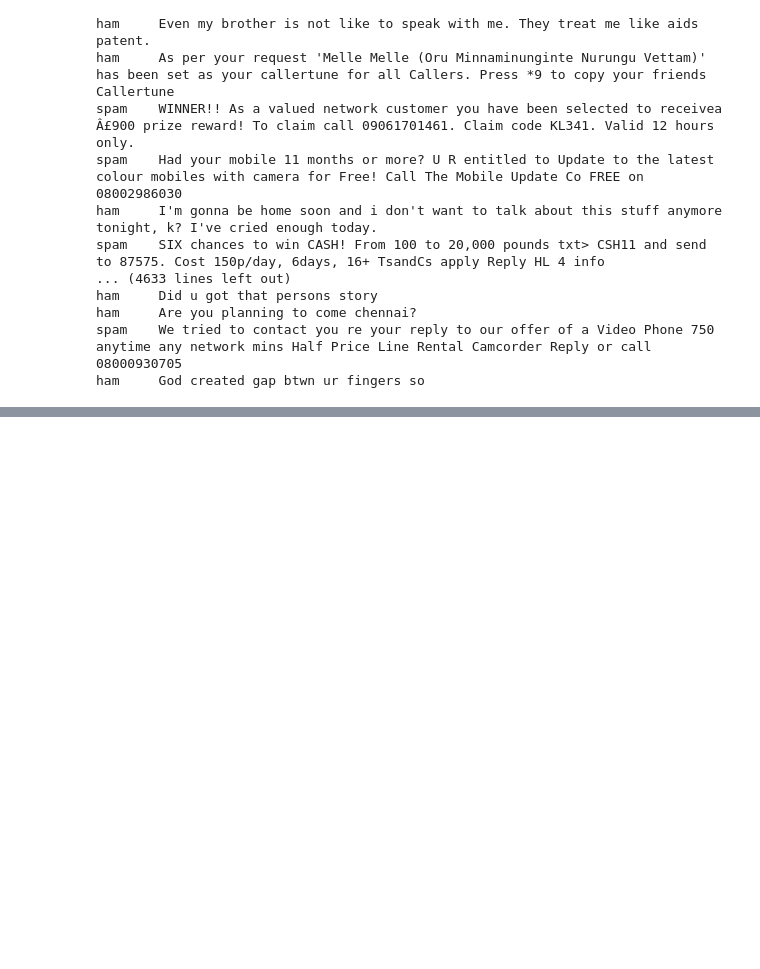
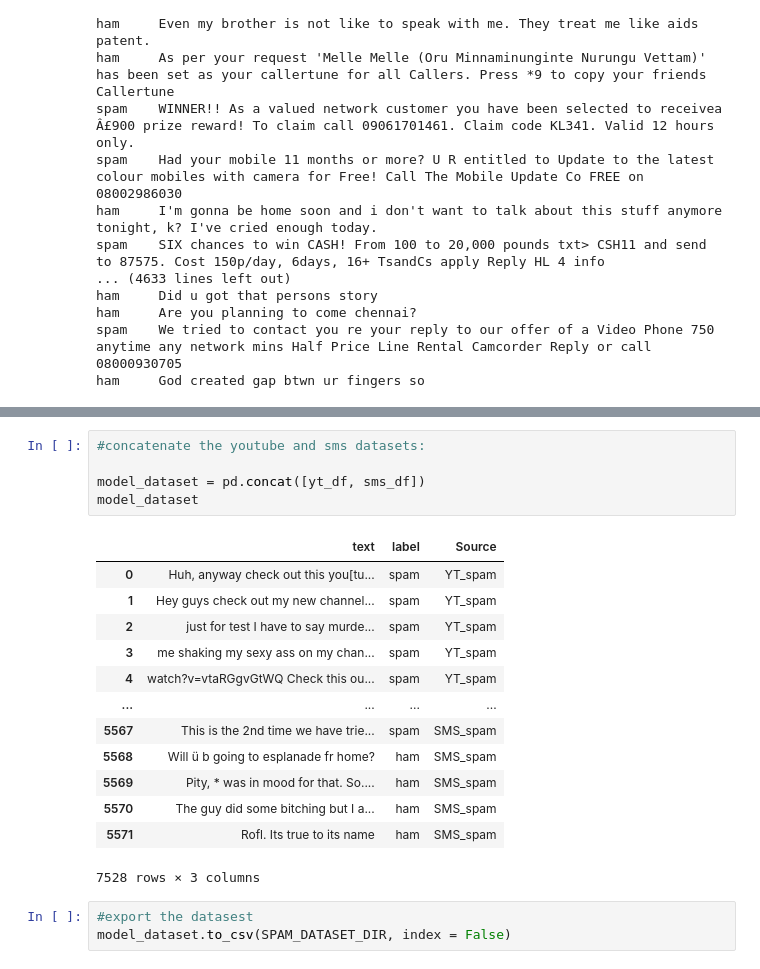
Before and after one commit to vinzemeke/AIasAPI, a Jupyter notebook: nbs/3 - combine_datasets.ipynb, the cells around one changed output, grey strips where cells are left out. Saved outputs shown, nothing was run; the diff lists cells and outputs as text; blank space fills up the shorter version.

```diff
--- a/nbs/3 - combine_datasets.ipynb
+++ b/nbs/3 - combine_datasets.ipynb
@@ -135,0 +149,22 @@ yt_df
+# %%
+#concatenate the youtube and sms datasets:
+
+model_dataset = pd.concat([yt_df, sms_df])
+model_dataset
+# %% [output]
+|  | text | label | Source |
+| 0 | Huh, anyway check out this you[tu... | spam | YT_spam |
+| 1 | Hey guys check out my new channel... | spam | YT_spam |
+| 2 | just for test I have to say murde... | spam | YT_spam |
+| 3 | me shaking my sexy ass on my chan... | spam | YT_spam |
+| 4 | watch?v=vtaRGgvGtWQ Check this ou... | spam | YT_spam |
+| ... | ... | ... | ... |
+| 5567 | This is the 2nd time we have trie... | spam | SMS_spam |
+| 5568 | Will ü b going to esplanade fr home? | ham | SMS_spam |
+| 5569 | Pity, * was in mood for that. So.... | ham | SMS_spam |
+| 5570 | The guy did some bitching but I a... | ham | SMS_spam |
+| 5571 | Rofl. Its true to its name | ham | SMS_spam |
+7528 rows × 3 columns
+# %%
+#export the datasest
+model_dataset.to_csv(SPAM_DATASET_DIR, index = False)
```
Also changed, not shown: parts of 5 cells of this notebook, 2 other files.
